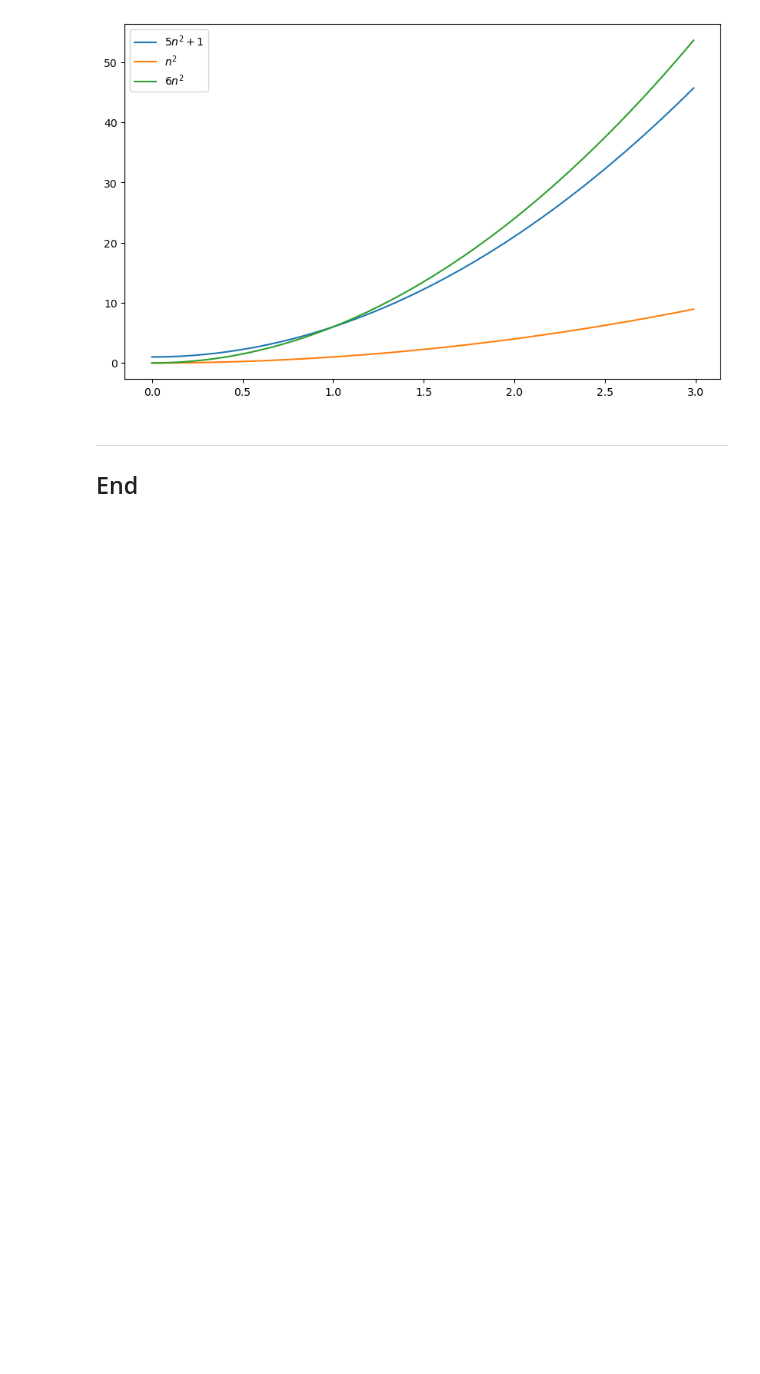
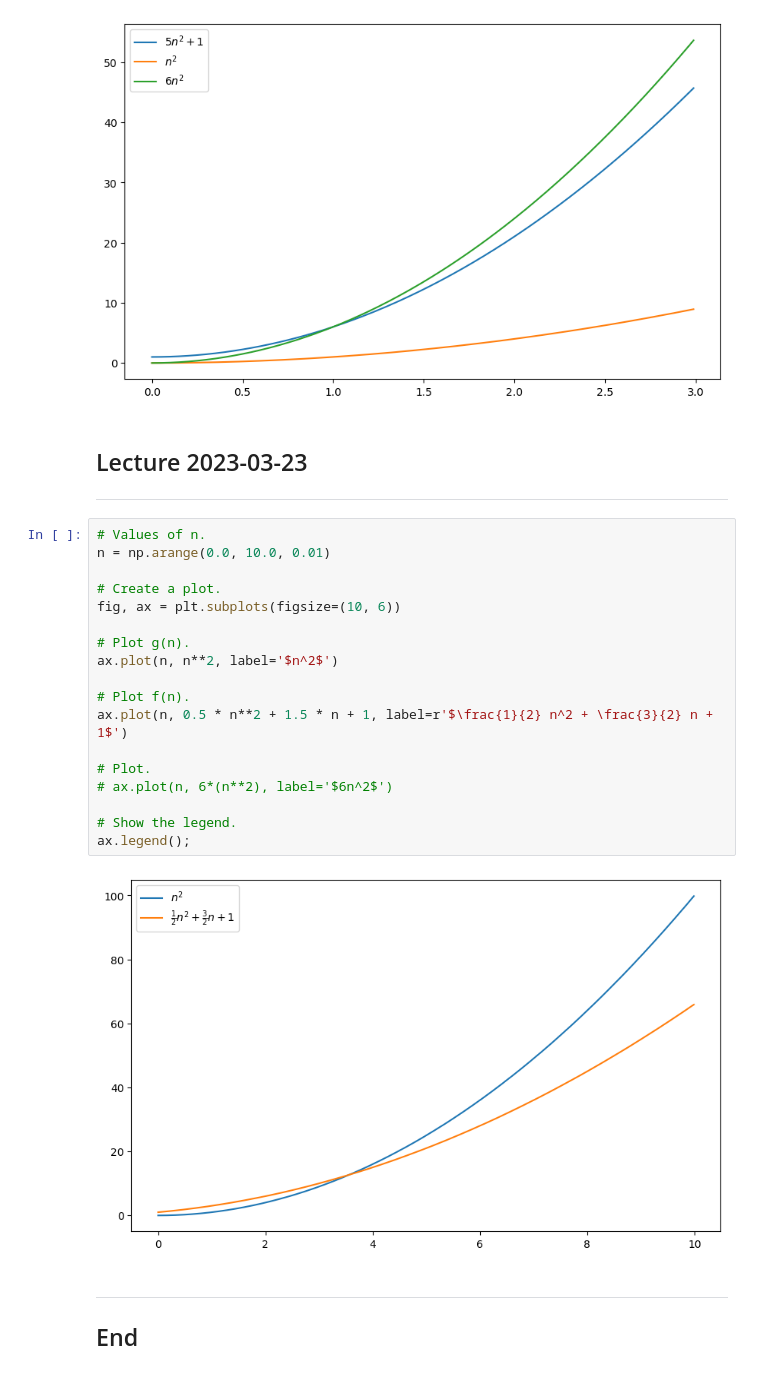
Before and after one commit to ianmcloughlin/theory-of-algorithms-project, a Jupyter notebook: practicals/plots.ipynb, the cells around one changed output. Drawn from its saved outputs; the diff is of its cells as text; blank space fills up the shorter version.

Commit message:
Lecture

```diff
--- a/practicals/plots.ipynb
+++ b/practicals/plots.ipynb
@@ -138,6 +138,30 @@ ax.plot(n, 6*(n**2), label='$6n^2$')
 ax.legend();
 # %% [output]
 [figure]
+# %% [markdown]
+## Lecture 2023-03-23
+
+***
+# %%
+# Values of n.
+n = np.arange(0.0, 10.0, 0.01)
+
+# Create a plot.
+fig, ax = plt.subplots(figsize=(10, 6))
+
+# Plot g(n).
+ax.plot(n, n**2, label='$n^2$')
+
+# Plot f(n).
+ax.plot(n, 0.5 * n**2 + 1.5 * n + 1, label=r'$\frac{1}{2} n^2 + \frac{3}{2} n + 1$')
+
+# Plot.
+# ax.plot(n, 6*(n**2), label='$6n^2$')
+
+# Show the legend.
+ax.legend();
+# %% [output]
+[figure, added]
 # %% [markdown]
 ***
 
```
